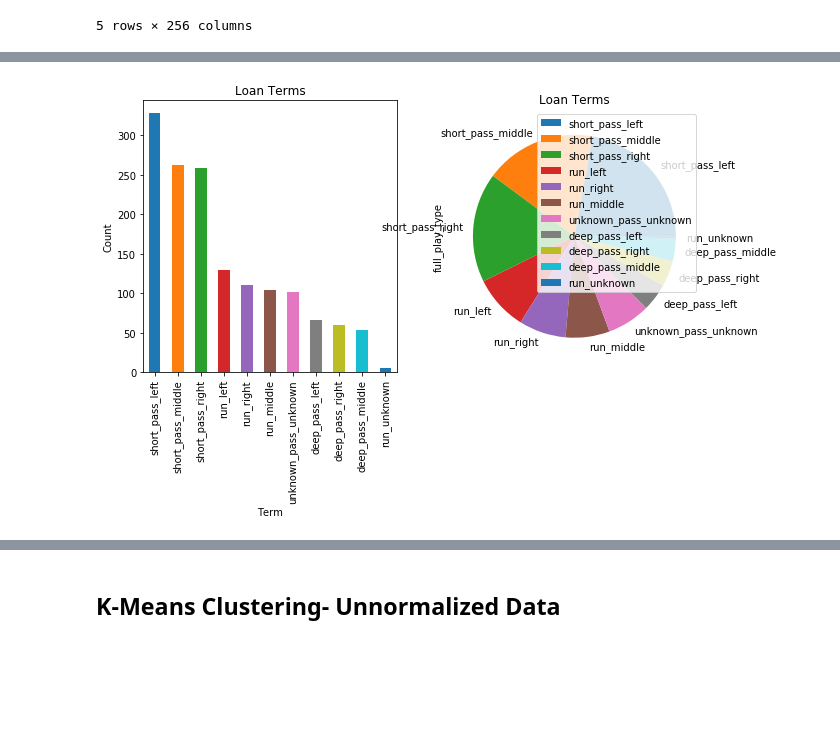
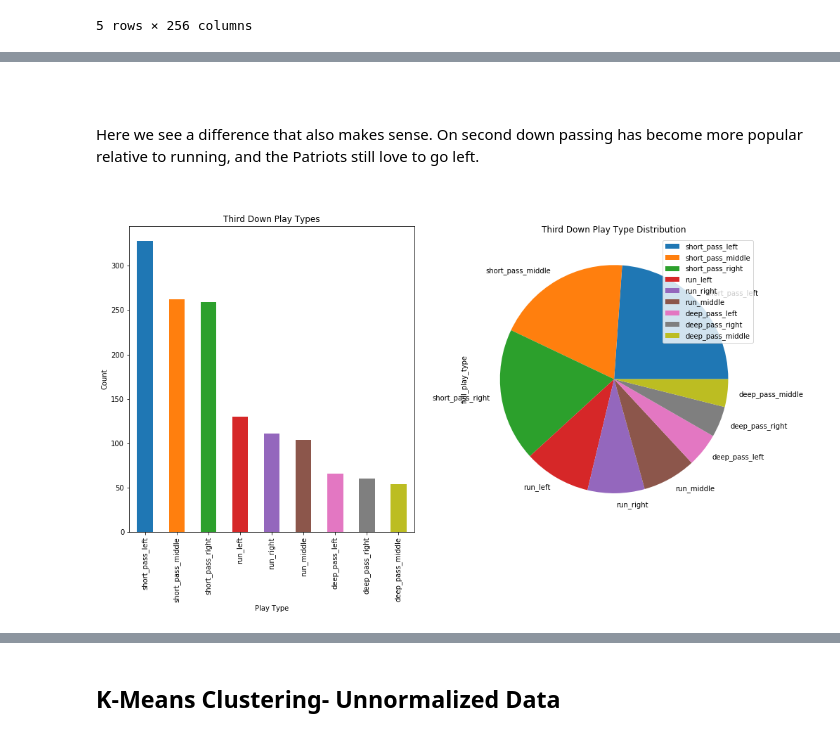
Before and after one commit to danehooker/Thinkful-Projects, a Jupyter notebook: Final Capstone.ipynb, the cells around one changed output, grey strips where cells are left out. Drawn from its saved outputs; the diff is of its cells as text; code cells hidden in the pictures; blank space fills up the shorter version.

```diff
--- a/Final Capstone.ipynb
+++ b/Final Capstone.ipynb
@@ -122,6 +103,12 @@ NE_df = NE_df.replace(np.nan, 'unknown', regex=True)
 
 
 NE_df['full_play_type'] = NE_df[['play_type','pass_location', 'run_location', 'pass_length']].apply(get_full_play_type, axis=1)
+# %%
+# getting rid of unknowns
+play_filter = ['run_left', 'run_middle', 'run_right', 'short_pass_left', 'short_pass_middle', 'short_pass_right', 'deep_pass_left', 'deep_pass_middle', 'deep_pass_right']
+# %%
+#getting rid of unknowns
+NE_df = NE_df.loc[NE_df.full_play_type.isin(play_filter), ]
 # %%
 NE_df.head()
 # %% [output]
@@ -191,16 +186,18 @@ plt.show()
+# %% [markdown]
+<br><br> Here we see a difference that also makes sense. On second down passing has become more popular relative to running, and the Patriots still love to go left. <br><br>
 # %%
-plt.figure(figsize=(10, 5)) #making a subplot
+plt.figure(figsize=(16, 8)) #making a subplot
 
 plt.subplot(1, 2, 1)
 third_df.full_play_type.value_counts().plot(kind='bar')
-plt.title('Loan Terms')
+plt.title('Third Down Play Types')
 plt.ylabel('Count')
-plt.xlabel('Term')
+plt.xlabel('Play Type')
 
 plt.subplot(1, 2, 2)
 third_df.full_play_type.value_counts().plot(kind='pie')
-plt.title('Loan Terms')
+plt.title('Third Down Play Type Distribution')
 plt.legend()
 plt.show()
 # %% [output]
-[figure, old version]
+[figure, new version]
```
Also changed, not shown: parts of 80 cells of this notebook.
